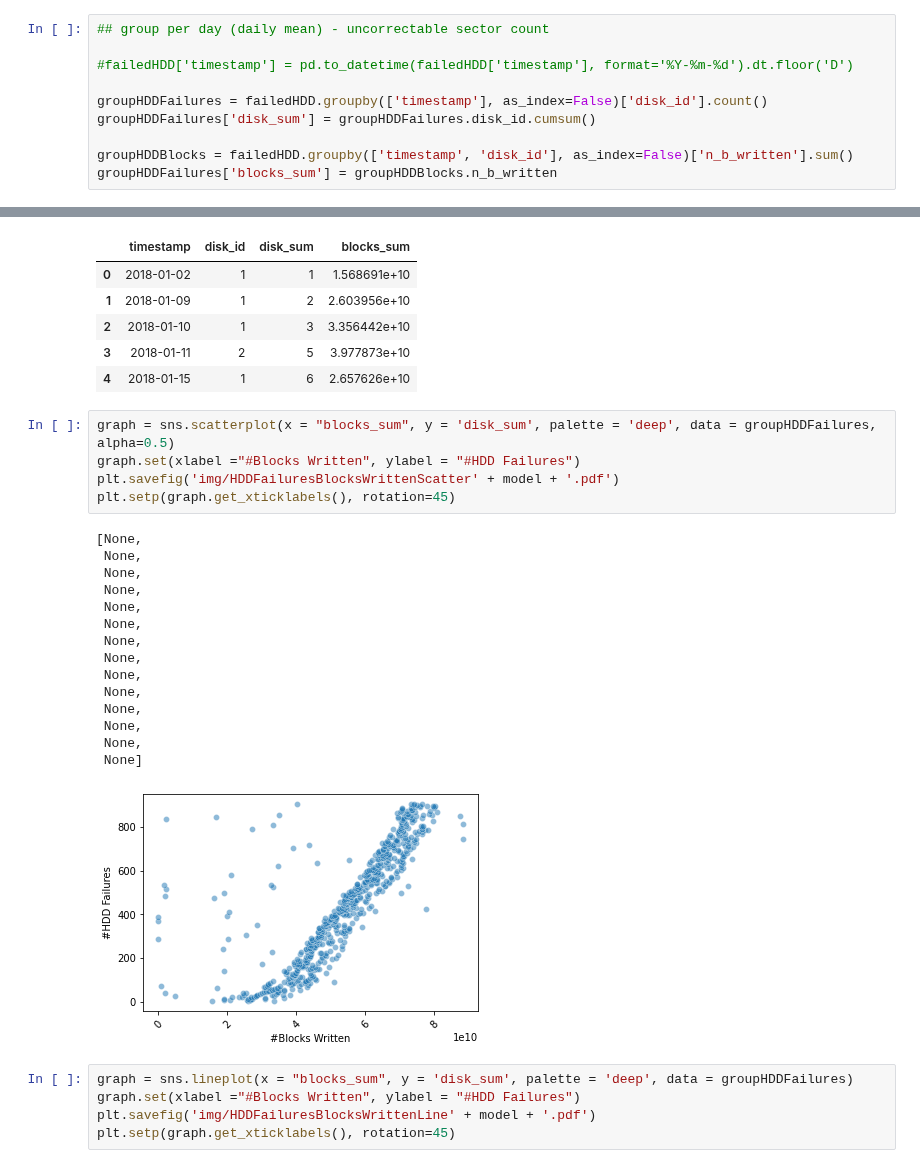
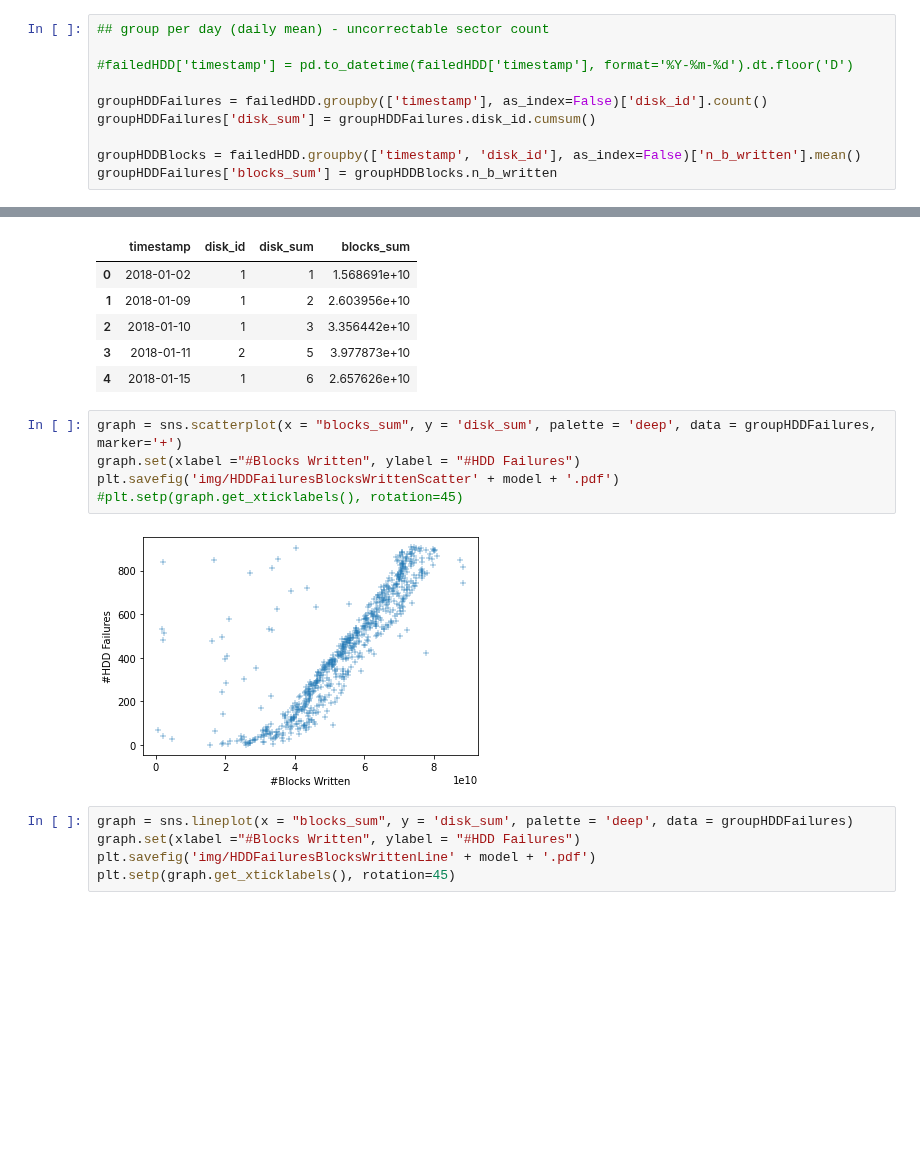
Before and after one commit to EricBorba/StorageFailurePredictor, a Jupyter notebook: WriteAnalModelHDD.ipynb, the cells around one changed output, grey strips where cells are left out. Saved outputs shown, nothing was run; the diff lists cells and outputs as text; blank space fills up the shorter version.

Commit message:
better hdd failures x block written plot

```diff
--- a/WriteAnalModelHDD.ipynb
+++ b/WriteAnalModelHDD.ipynb
@@ -159,7 +159,7 @@ failedHDD = pd.read_csv('SplittedDatasetHDD/' + 'FailedHDDPerModel' + model + '.
 groupHDDFailures = failedHDD.groupby(['timestamp'], as_index=False)['disk_id'].count()
 groupHDDFailures['disk_sum'] = groupHDDFailures.disk_id.cumsum()
 
-groupHDDBlocks = failedHDD.groupby(['timestamp', 'disk_id'], as_index=False)['n_b_written'].sum()
+groupHDDBlocks = failedHDD.groupby(['timestamp', 'disk_id'], as_index=False)['n_b_written'].mean()
 groupHDDFailures['blocks_sum'] = groupHDDBlocks.n_b_written
 # %%
 groupHDDFailures.head()
@@ -180,26 +180,12 @@ groupHDDFailures.head()
 | 3 | 2018-01-11 | 2 | 5 | 3.977873e+10 |
 | 4 | 2018-01-15 | 1 | 6 | 2.657626e+10 |
 # %%
-graph = sns.scatterplot(x = "blocks_sum", y = 'disk_sum', palette = 'deep', data = groupHDDFailures, alpha=0.5)
+graph = sns.scatterplot(x = "blocks_sum", y = 'disk_sum', palette = 'deep', data = groupHDDFailures, marker='+')
 graph.set(xlabel ="#Blocks Written", ylabel = "#HDD Failures")
 plt.savefig('img/HDDFailuresBlocksWrittenScatter' + model + '.pdf')
-plt.setp(graph.get_xticklabels(), rotation=45)
+#plt.setp(graph.get_xticklabels(), rotation=45)
 # %% [output]
-[None,
- None,
- None,
- None,
- None,
- None,
- None,
- None,
- None,
- None,
- None,
- None,
- None,
- None]
-[figure, old version]
+[figure, new version]
 # %%
 graph = sns.lineplot(x = "blocks_sum", y = 'disk_sum', palette = 'deep', data = groupHDDFailures)
 graph.set(xlabel ="#Blocks Written", ylabel = "#HDD Failures")
```
